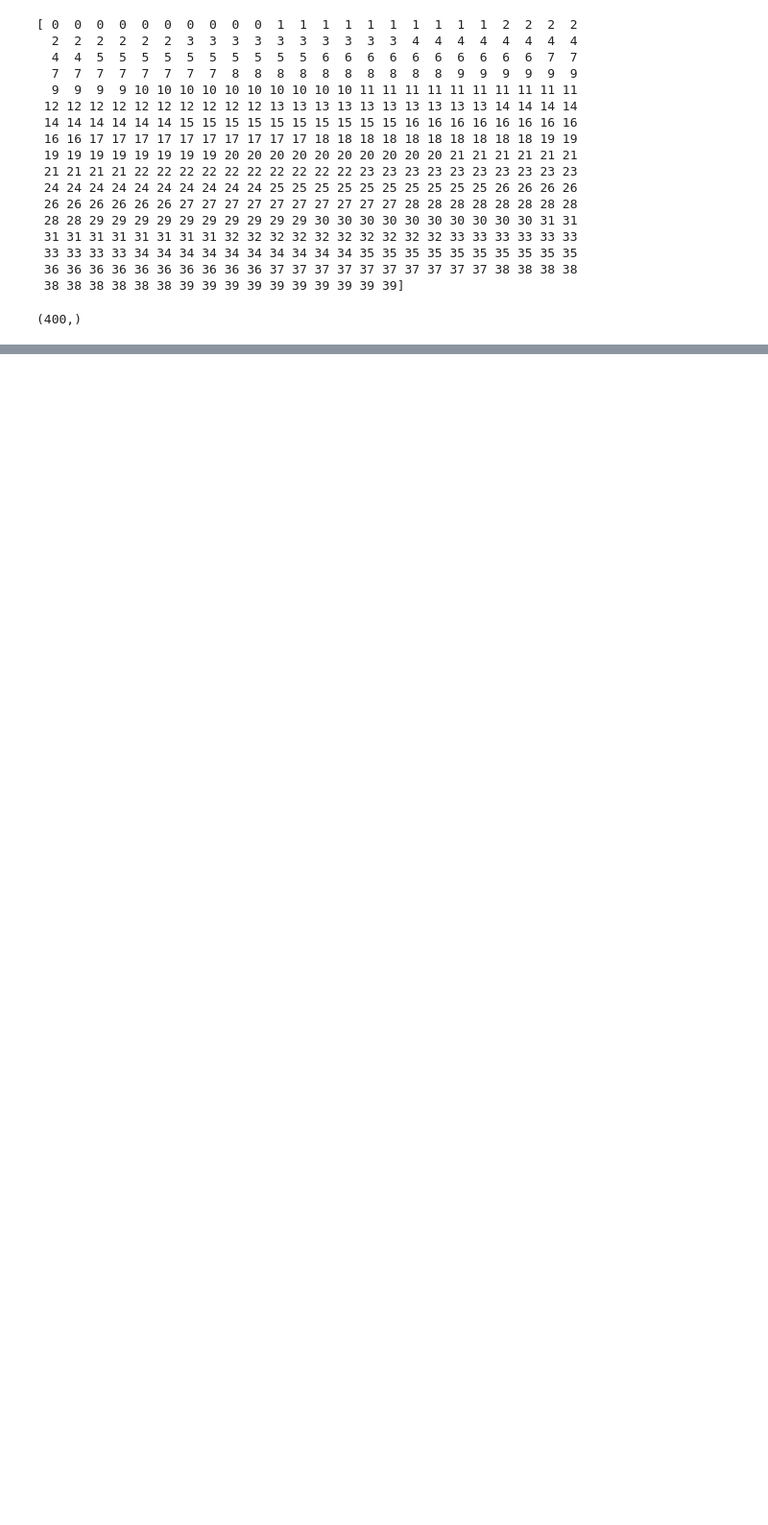
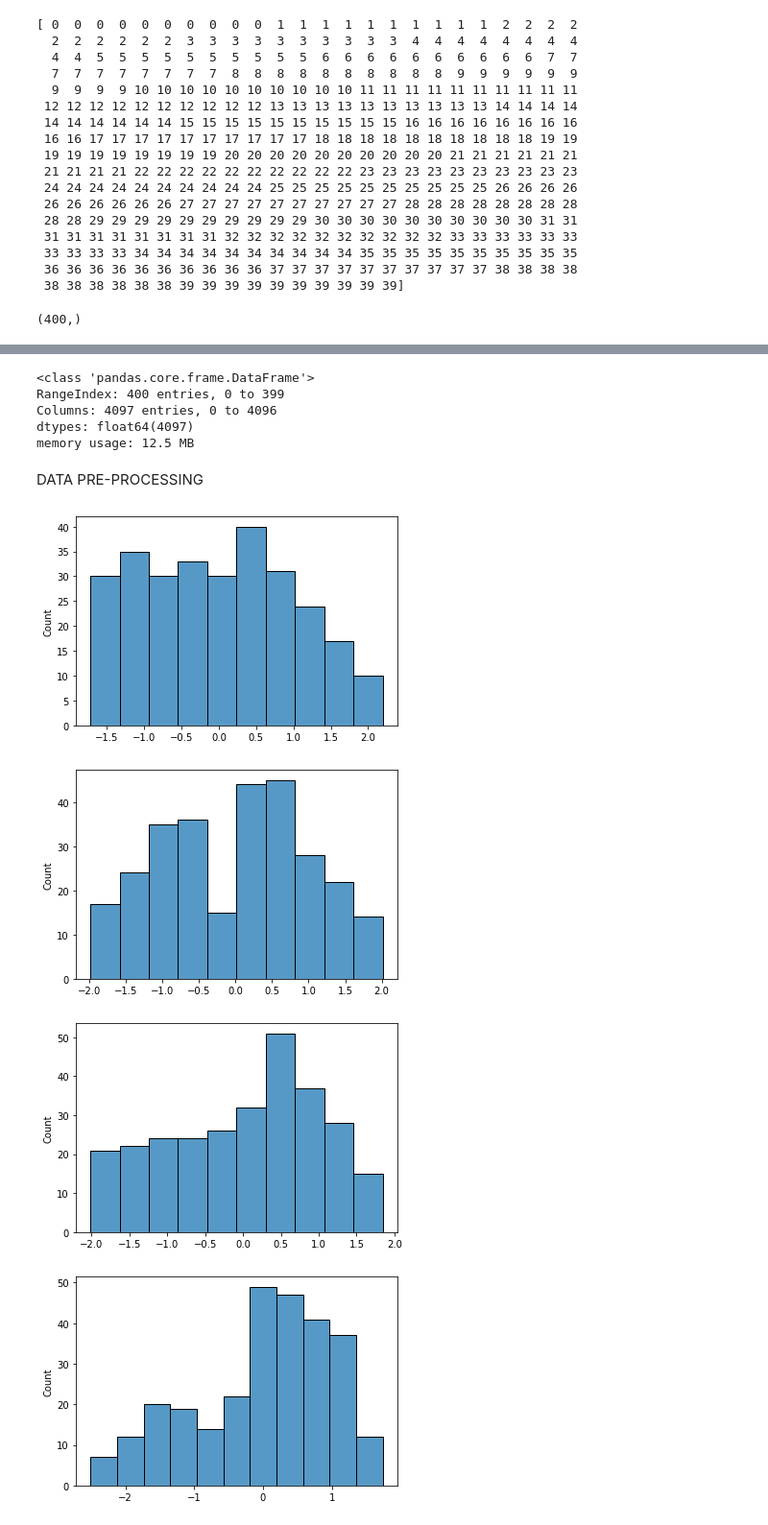
Before and after one commit to Okezzi/SVM-and-RF-on-MNIST-Dataset, a Jupyter notebook: code.ipynb, the cells around one changed output, grey strips where cells are left out. Shown at 96% size. Cells and saved outputs as stored; diff of their text form; code cells hidden in the pictures; blank space fills up the shorter version.

```diff
--- a/code.ipynb
+++ b/code.ipynb
@@ -82,0 +123,33 @@ faces.target.shape
+# %%
+# We confirm that all th info in our data are filled and of the right type
+faces_df.info()
+# %% [output]
+<class 'pandas.core.frame.DataFrame'>
+RangeIndex: 400 entries, 0 to 399
+Columns: 4097 entries, 0 to 4096
+dtypes: float64(4097)
+memory usage: 12.5 MB
+# %% [markdown]
+DATA PRE-PROCESSING
+# %%
+# we split our X and y data into train and split set
+
+from sklearn.model_selection import train_test_split
+X_trainu,X_testu,y_train,y_test= train_test_split(X,y,test_size=0.3,random_state=123,stratify=y)
+# %%
+# Standardize or data using sklearn standard scaler
+from sklearn.preprocessing import StandardScaler
+
+scaler = StandardScaler()
+X_train =scaler.fit_transform(X_trainu)
+X_test = scaler.transform(X_testu)
+# %%
+# Plot the distribution of some of our features to see the effect of standardization
+for i in range(5):
+    sns.histplot(data=X_train,x = X_train[:,i])
+    plt.show()
+# %% [output]
+[figure, added]
+[figure, added]
+[figure, added]
+[figure, added]
```
Also changed, not shown: parts of 21 cells of this notebook.
